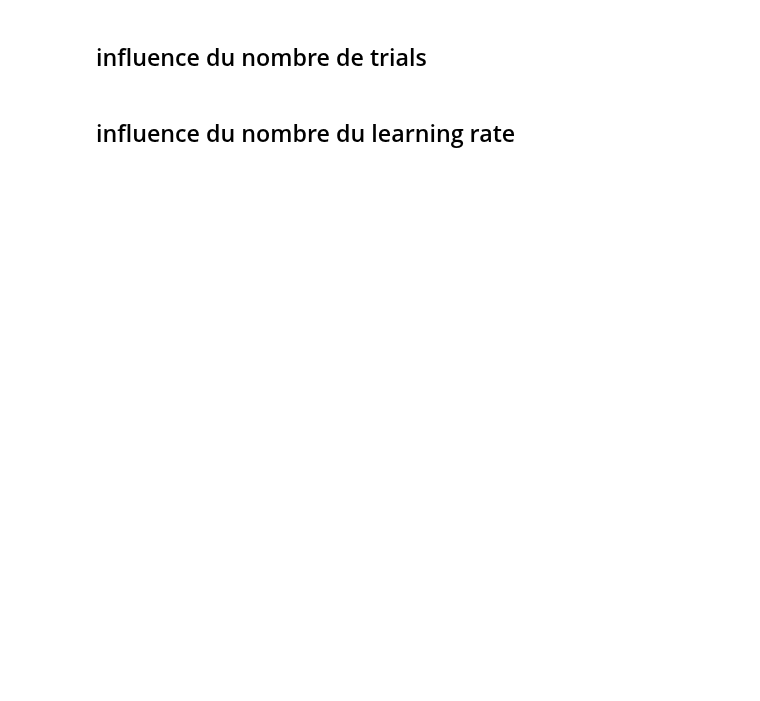
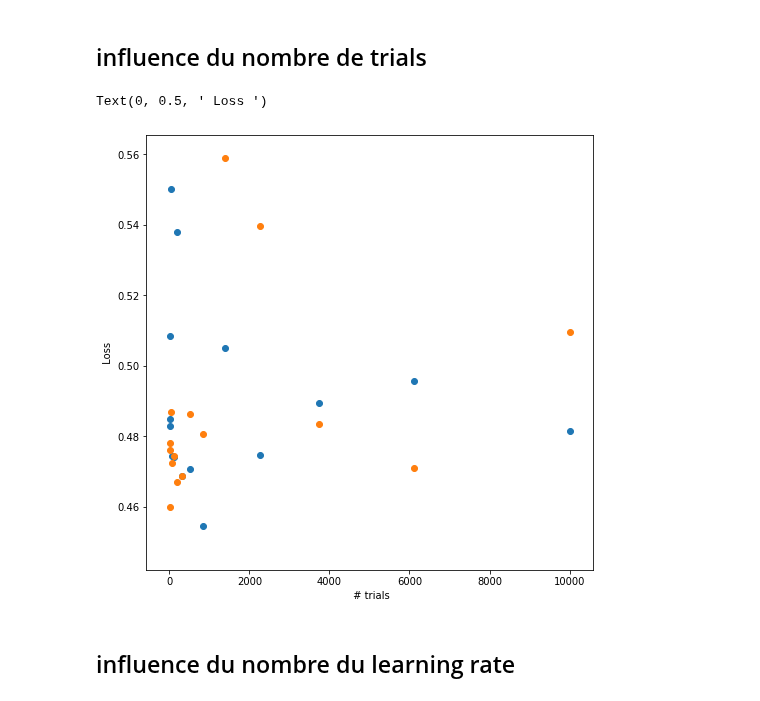
Before and after one commit to jennafradin/MSc-Internship, a Jupyter notebook: Notebooks/W05/39_theory-torch-fit-optimize.ipynb, the cells around one changed output. Saved outputs shown, nothing was run; the diff lists cells and outputs as text; code cells hidden in the pictures; blank space fills up the shorter version.

```diff
--- a/Notebooks/W05/39_theory-torch-fit-optimize.ipynb
+++ b/Notebooks/W05/39_theory-torch-fit-optimize.ipynb
@@ -7,7 +7,7 @@ import matplotlib.pyplot as plt
 ## Creer des données synthetiques
 # %%
 def get_data(
-            N = 500,
+            N = 50,
             p0 = 0.15,
             theta0 = 0,
             wt = np.pi/20,
@@ -26,7 +26,7 @@ criterion = torch.nn.BCELoss()
 
 def fit_data(theta, y,
                 learning_rate = 0.005,
-                num_epochs = 1e4,
+                num_epochs = 1000,
                 verbose=False):
     torch.set_default_tensor_type('torch.DoubleTensor')
     from torch.nn import functional as F
@@ -43,32 +43,19 @@ def fit_data(theta, y,
             return out
 
     logistic_model = LogisticRegressionModel()
-
-
     optimizer = torch.optim.Adam(logistic_model.parameters(), lr=learning_rate)
 
     theta, p, y = get_data()
     labels = torch.Tensor(y[:, None])
     Theta = torch.Tensor(theta[:, None])
 
-    iter = 0
     for epoch in range(int(num_epochs)):
-        # Clear gradients w.r.t. parameters
+
         optimizer.zero_grad()
-
-        # Forward pass to get output/logits
         outputs = logistic_model(Theta)
-
-        # Calculate Loss:
         loss = criterion(outputs, labels)
-
-        # Getting gradients w.r.t. parameters
         loss.backward()
-
-        # Updating parameters
         optimizer.step()
-
-        iter += 1
 
         # Print Loss
         if verbose and (epoch % (num_epochs//32) == 0) :
@@ -124,7 +124,7 @@ plt.legend();
 ## influence du nombre de trials
 # %%
 Ns = np.logspace(1, 4, 15, base=10)
-losses = []
+losses, KLs = [], []
 for N_ in Ns:
     theta, p, y = get_data(N=int(N_))
     logistic_model, loss = fit_data(theta, y, verbose=False)
@@ -132,13 +132,19 @@ for N_ in Ns:
     labels = torch.Tensor(y[:, None])
     Theta = torch.Tensor(theta[:, None])
     outputs = logistic_model(Theta)
-    loss = criterion(outputs, labels)
-    print(f"N: {int(N_)}. Loss: {loss:.5f}.")
+    loss = criterion(outputs, labels).item()
+    KL = criterion(outputs, torch.Tensor(p[:, None])).item()
+    print(f"N: {int(N_)}, Loss: {loss:.5f}, KL: {KL:.5f}.")
+    KLs.append(KL)
     losses.append(loss)
-
-plt.figure(figsize = (8,8))
-plt.scatter(Ns, losses)
-plt.xlabel(' # trials')
-plt.ylabel(' Loss ')
+# %%
+plt.figure(figsize = (8,8))
+plt.scatter(Ns, losses)
+plt.scatter(Ns, KLs)
+plt.xlabel(' # trials')
+plt.ylabel(' Loss ')
+# %% [output]
+Text(0, 0.5, ' Loss ')
+[figure, added]
 # %% [markdown]
 ## influence du nombre du learning rate
```
Also changed, not shown: parts of 7 cells of this notebook, 2 other files.
